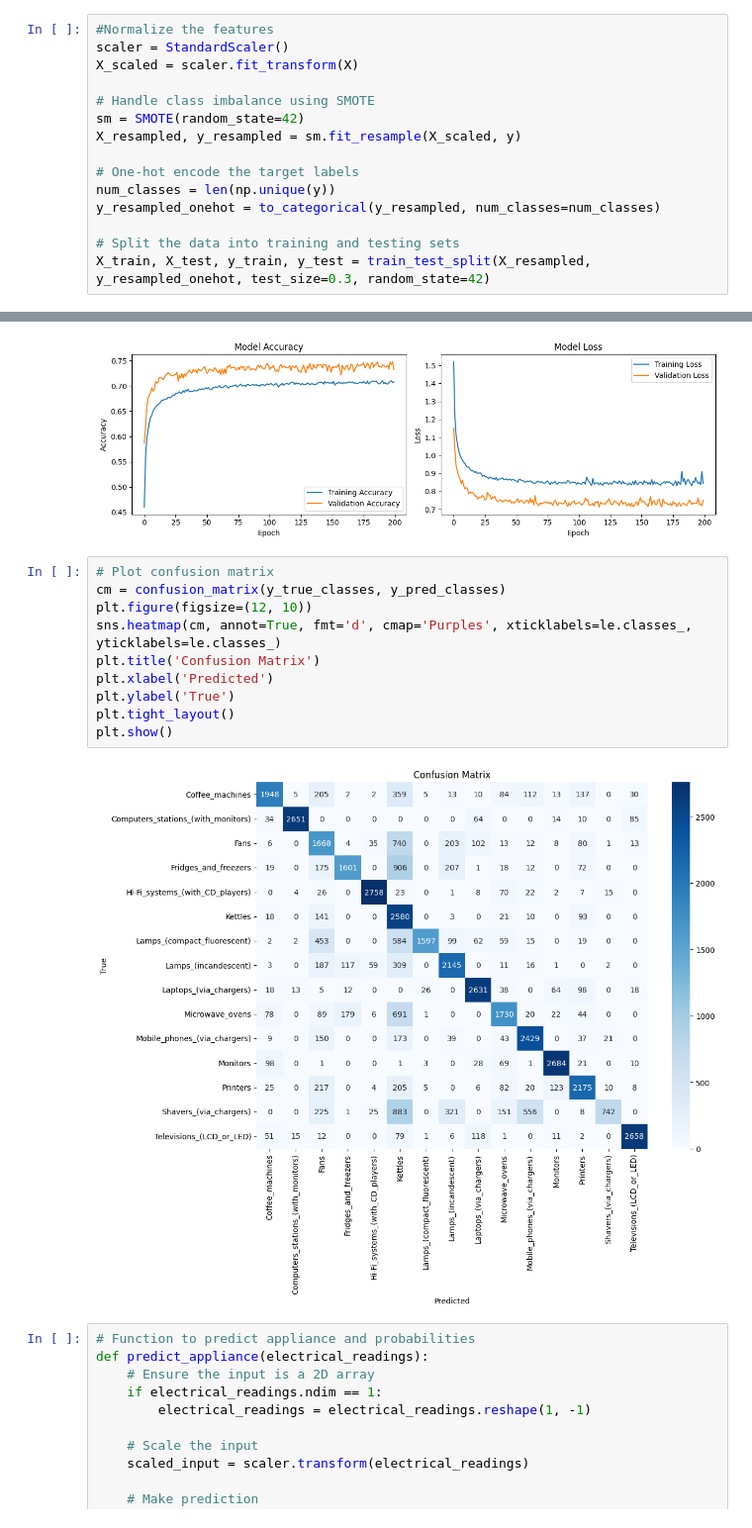
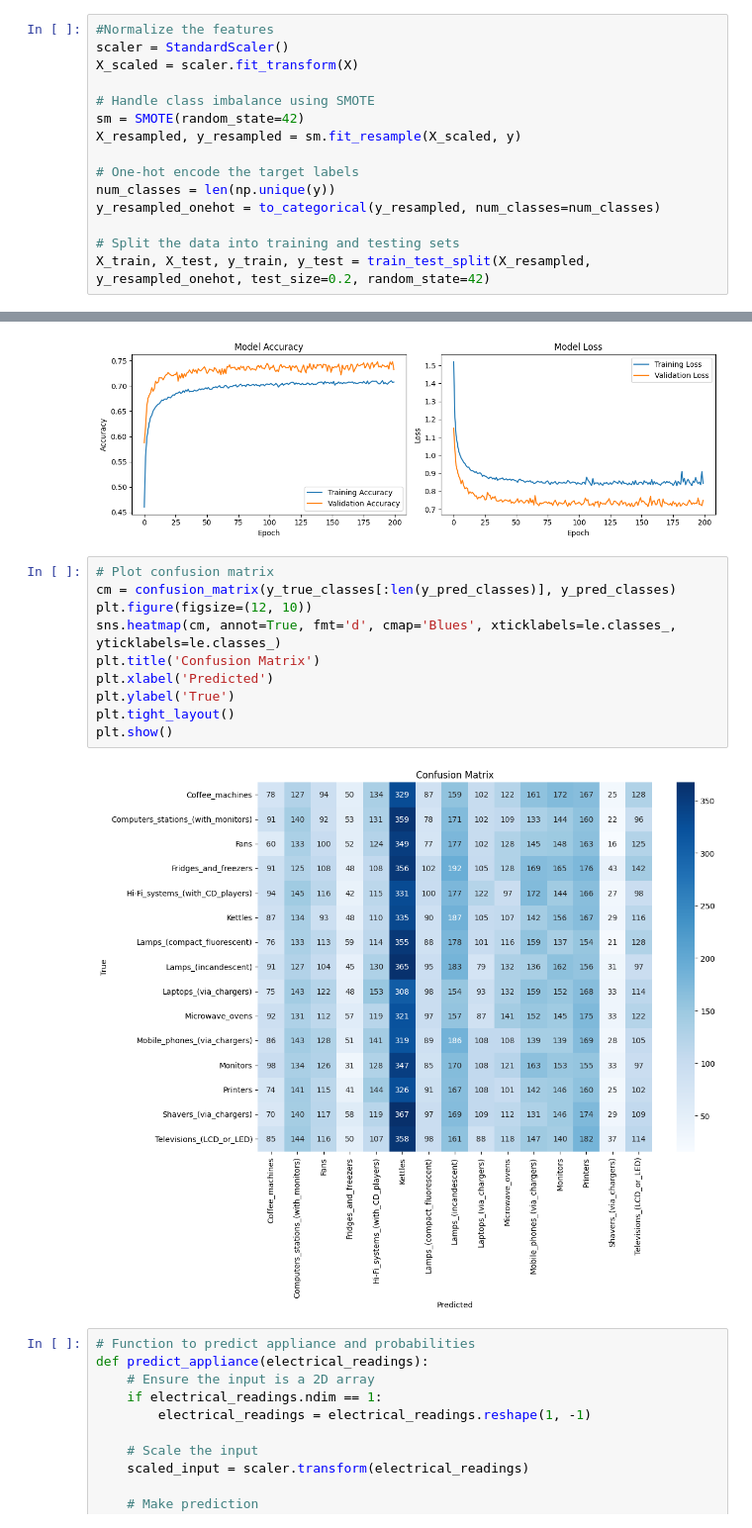
Before and after one commit to jessikastevens/Electronical-AI-Device-Recogniser, a Jupyter notebook: khanya/juyniper notbooks/modifed-model.ipynb, the cells around one changed output, grey strips where cells are left out. Shown at 99% size. Saved outputs shown, nothing was run; the diff lists cells and outputs as text.

```diff
--- a/khanya/juyniper notbooks/modifed-model.ipynb
+++ b/khanya/juyniper notbooks/modifed-model.ipynb
@@ -44,7 +44,7 @@ num_classes = len(np.unique(y))
 y_resampled_onehot = to_categorical(y_resampled, num_classes=num_classes)
 
 # Split the data into training and testing sets
-X_train, X_test, y_train, y_test = train_test_split(X_resampled, y_resampled_onehot, test_size=0.3, random_state=42)
+X_train, X_test, y_train, y_test = train_test_split(X_resampled, y_resampled_onehot, test_size=0.2, random_state=42)
 # %%
 # Define the model
 model = Sequential([
@@ -116,16 +116,16 @@ plt.show()
 [figure]
 # %%
 # Plot confusion matrix
-cm = confusion_matrix(y_true_classes, y_pred_classes)
+cm = confusion_matrix(y_true_classes[:len(y_pred_classes)], y_pred_classes)
 plt.figure(figsize=(12, 10))
-sns.heatmap(cm, annot=True, fmt='d', cmap='Purples', xticklabels=le.classes_, yticklabels=le.classes_)
+sns.heatmap(cm, annot=True, fmt='d', cmap='Blues', xticklabels=le.classes_, yticklabels=le.classes_)
 plt.title('Confusion Matrix')
 plt.xlabel('Predicted')
 plt.ylabel('True')
 plt.tight_layout()
 plt.show()
 # %% [output]
-[figure, old version]
+[figure, new version]
 # %%
 # Function to predict appliance and probabilities
 def predict_appliance(electrical_readings):
```
Also changed, not shown: parts of 1 cell of this notebook, 11 other files.
